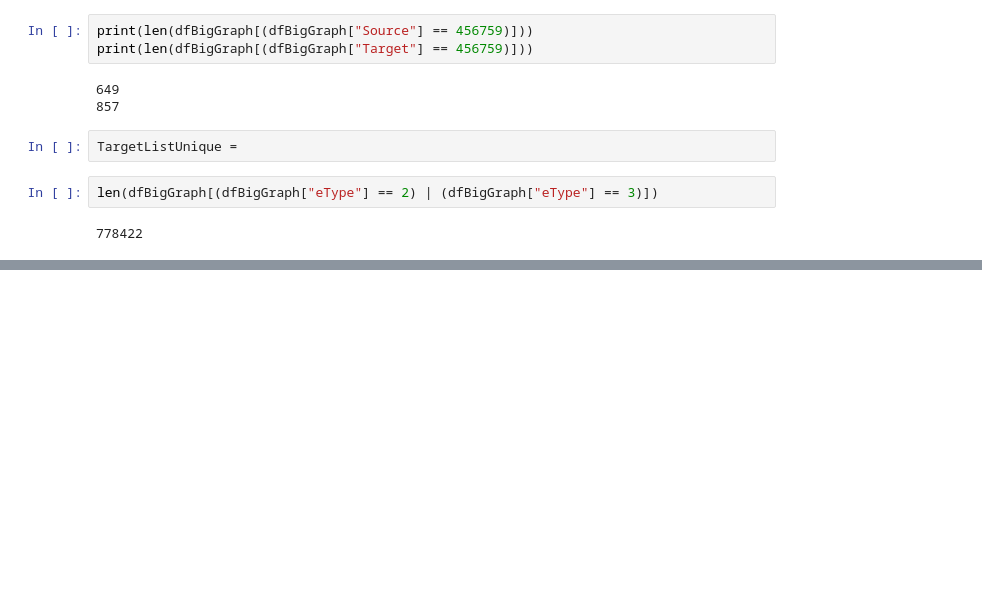
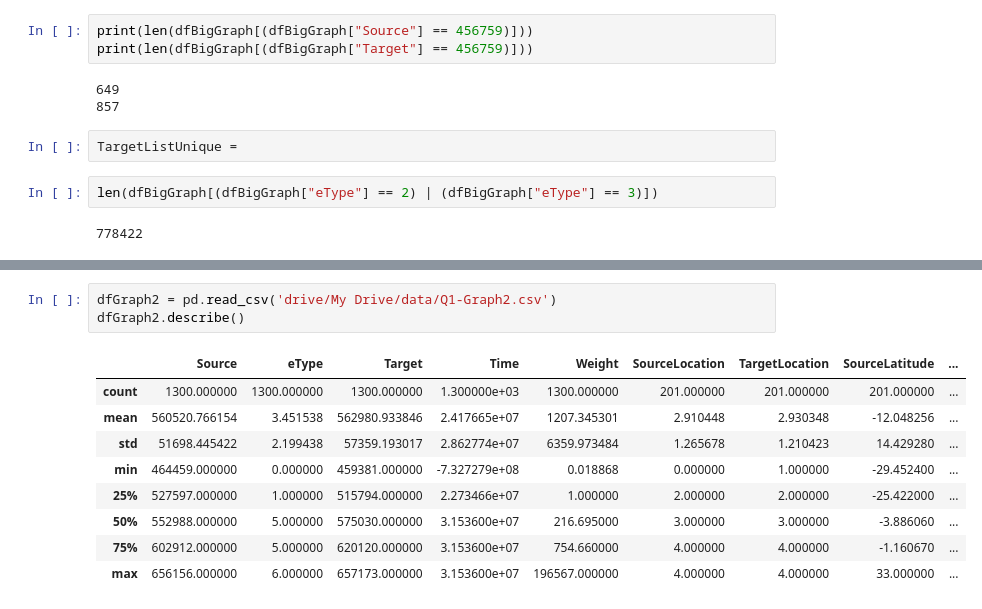
Before and after one commit to AtrayeeNeog/Visualization_2019-20, a Jupyter notebook: python/MC1_test01.ipynb, the cells around one changed output, grey strips where cells are left out. Saved outputs shown, nothing was run; the diff lists cells and outputs as text; blank space fills up the shorter version.

```diff
--- a/python/MC1_test01.ipynb
+++ b/python/MC1_test01.ipynb
@@ -291,0 +303,13 @@ len(dfBigGraph[(dfBigGraph["eType"] == 2) | (dfBigGraph["eType"] == 3)])
+# %%
+dfGraph2 = pd.read_csv('drive/My Drive/data/Q1-Graph2.csv')
+dfGraph2.describe()
+# %% [output]
+|  | Source | eType | Target | Time | Weight | SourceLocation | TargetLocation | SourceLatitude | ... |
+| count | 1300.000000 | 1300.000000 | 1300.000000 | 1.300000e+03 | 1300.000000 | 201.000000 | 201.000000 | 201.000000 | ... |
+| mean | 560520.766154 | 3.451538 | 562980.933846 | 2.417665e+07 | 1207.345301 | 2.910448 | 2.930348 | -12.048256 | ... |
+| std | 51698.445422 | 2.199438 | 57359.193017 | 2.862774e+07 | 6359.973484 | 1.265678 | 1.210423 | 14.429280 | ... |
+| min | 464459.000000 | 0.000000 | 459381.000000 | -7.327279e+08 | 0.018868 | 0.000000 | 1.000000 | -29.452400 | ... |
+| 25% | 527597.000000 | 1.000000 | 515794.000000 | 2.273466e+07 | 1.000000 | 2.000000 | 2.000000 | -25.422000 | ... |
+| 50% | 552988.000000 | 5.000000 | 575030.000000 | 3.153600e+07 | 216.695000 | 3.000000 | 3.000000 | -3.886060 | ... |
+| 75% | 602912.000000 | 5.000000 | 620120.000000 | 3.153600e+07 | 754.660000 | 4.000000 | 4.000000 | -1.160670 | ... |
+| max | 656156.000000 | 6.000000 | 657173.000000 | 3.153600e+07 | 196567.000000 | 4.000000 | 4.000000 | 33.000000 | ... |
```
Also changed, not shown: parts of 5 cells of this notebook.
